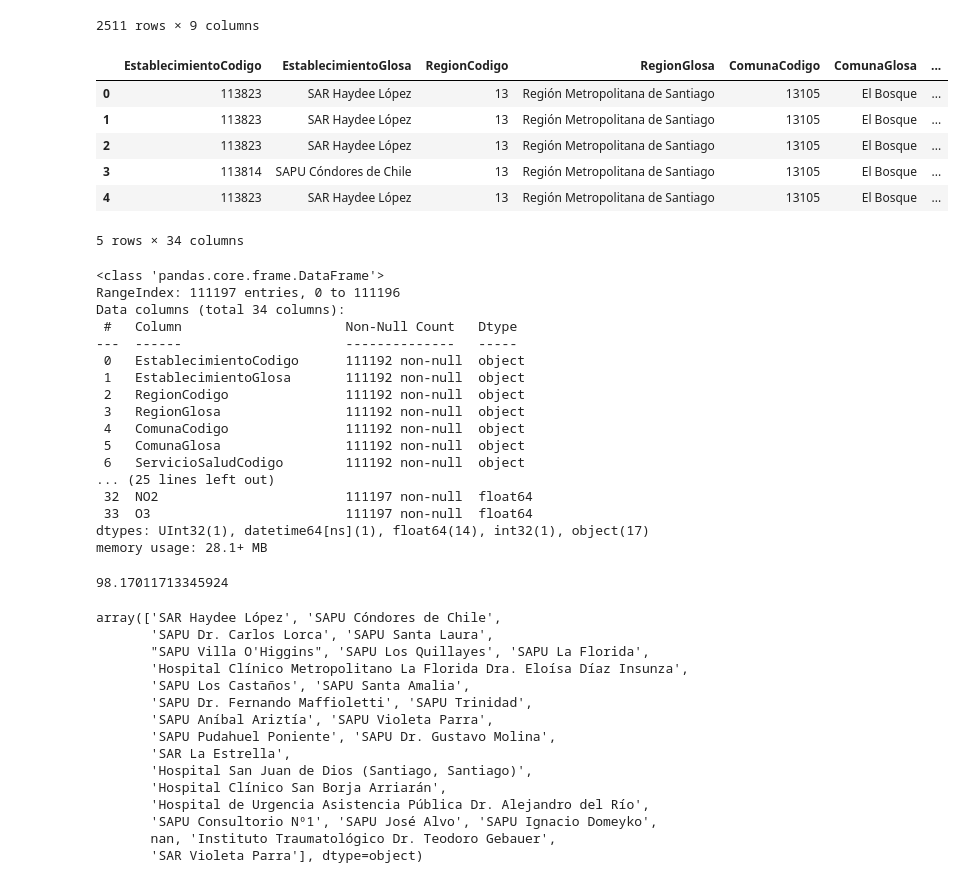
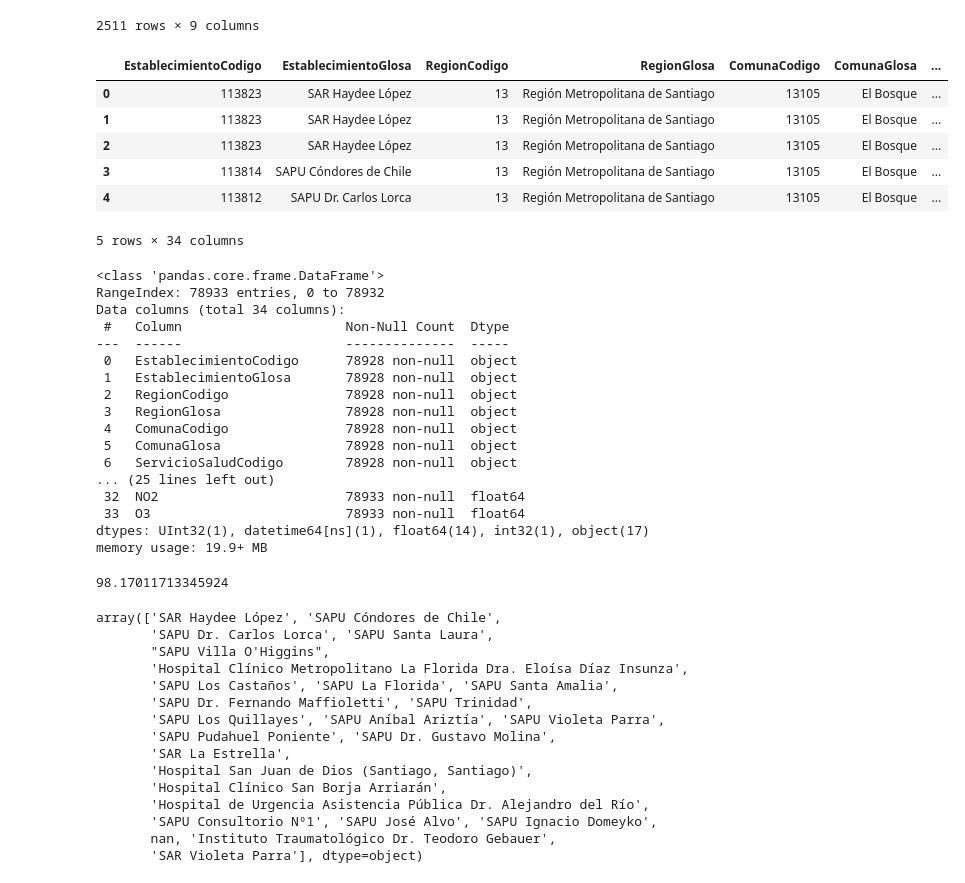
Before and after one commit to Branlut/miniproyecto2, a Jupyter notebook: analisis.ipynb, the cells around one changed output. Drawn from its saved outputs; the diff is of its cells as text; code cells hidden in the pictures.

```diff
--- a/analisis.ipynb
+++ b/analisis.ipynb
@@ -218,3 +234,5 @@ df_calidad_aire.head()
 df_respiratorio['anio'] = df_respiratorio['Anio'].dt.year
 # %%
 df_calidad_aire['num_semana'] = df_calidad_aire['fecha'].dt.isocalendar().week
+# %%
+filtered_causes_df['anio'] = filtered_causes_df['Anio'].dt.year
@@ -239,36 +263,36 @@ filtro_calidad_aire
 | 2510 | 2023 | 52 | Santiago | 36.000000 | 17.000000 | 0.000000 | 278.722000 | 8.380000 | 30.0000 |
 2511 rows × 9 columns
 # %%
-df_merge = pd.merge(df_respiratorio,filtro_calidad_aire,left_on=['ComunaGlosa','anio','SemanaEstadistica'],right_on=['Estacion','anio','num_semana'],how='right')
+df_merge = pd.merge(filtered_causes_df,filtro_calidad_aire,left_on=['ComunaGlosa','anio','SemanaEstadistica'],right_on=['Estacion','anio','num_semana'],how='right')
 df_merge.head()
 # %% [output]
 |  | EstablecimientoCodigo | EstablecimientoGlosa | RegionCodigo | RegionGlosa | ComunaCodigo | ComunaGlosa | ... |
 | 0 | 113823 | SAR Haydee López | 13 | Región Metropolitana de Santiago | 13105 | El Bosque | ... |
 | 1 | 113823 | SAR Haydee López | 13 | Región Metropolitana de Santiago | 13105 | El Bosque | ... |
 | 2 | 113823 | SAR Haydee López | 13 | Región Metropolitana de Santiago | 13105 | El Bosque | ... |
 | 3 | 113814 | SAPU Cóndores de Chile | 13 | Región Metropolitana de Santiago | 13105 | El Bosque | ... |
-| 4 | 113823 | SAR Haydee López | 13 | Región Metropolitana de Santiago | 13105 | El Bosque | ... |
+| 4 | 113812 | SAPU Dr. Carlos Lorca | 13 | Región Metropolitana de Santiago | 13105 | El Bosque | ... |
 5 rows × 34 columns
 # %%
 df_merge.info()
 # %% [output]
 <class 'pandas.core.frame.DataFrame'>
-RangeIndex: 111197 entries, 0 to 111196
+RangeIndex: 78933 entries, 0 to 78932
 Data columns (total 34 columns):
- #   Column                     Non-Null Count   Dtype
----  ------                     --------------   -----
- 0   EstablecimientoCodigo      111192 non-null  object
- 1   EstablecimientoGlosa       111192 non-null  object
- 2   RegionCodigo               111192 non-null  object
- 3   RegionGlosa                111192 non-null  object
- 4   ComunaCodigo               111192 non-null  object
- 5   ComunaGlosa                111192 non-null  object
- 6   ServicioSaludCodigo        111192 non-null  object
+ #   Column                     Non-Null Count  Dtype
+---  ------                     --------------  -----
+ 0   EstablecimientoCodigo      78928 non-null  object
+ 1   EstablecimientoGlosa       78928 non-null  object
+ 2   RegionCodigo               78928 non-null  object
+ 3   RegionGlosa                78928 non-null  object
+ 4   ComunaCodigo               78928 non-null  object
+ 5   ComunaGlosa                78928 non-null  object
+ 6   ServicioSaludCodigo        78928 non-null  object
 ... (25 lines left out)
- 32  NO2                        111197 non-null  float64
- 33  O3                         111197 non-null  float64
+ 32  NO2                        78933 non-null  float64
+ 33  O3                         78933 non-null  float64
 dtypes: UInt32(1), datetime64[ns](1), float64(14), int32(1), object(17)
-memory usage: 28.1+ MB
+memory usage: 19.9+ MB
 # %%
 prueba = df_merge[df_merge['Causa']=='IRA Alta (J00-J06)']['MP2_5'].mean()
 prueba
@@ -280,11 +304,11 @@ establecimientos
 # %% [output]
 array(['SAR Haydee López', 'SAPU Cóndores de Chile',
        'SAPU Dr. Carlos Lorca', 'SAPU Santa Laura',
-       "SAPU Villa O'Higgins", 'SAPU Los Quillayes', 'SAPU La Florida',
+       "SAPU Villa O'Higgins",
        'Hospital Clínico Metropolitano La Florida Dra. Eloísa Díaz Insunza',
-       'SAPU Los Castaños', 'SAPU Santa Amalia',
+       'SAPU Los Castaños', 'SAPU La Florida', 'SAPU Santa Amalia',
        'SAPU Dr. Fernando Maffioletti', 'SAPU Trinidad',
-       'SAPU Aníbal Ariztía', 'SAPU Violeta Parra',
+       'SAPU Los Quillayes', 'SAPU Aníbal Ariztía', 'SAPU Violeta Parra',
        'SAPU Pudahuel Poniente', 'SAPU Dr. Gustavo Molina',
        'SAR La Estrella',
        'Hospital San Juan de Dios (Santiago, Santiago)',
```
Also changed, not shown: parts of 7 cells of this notebook.
